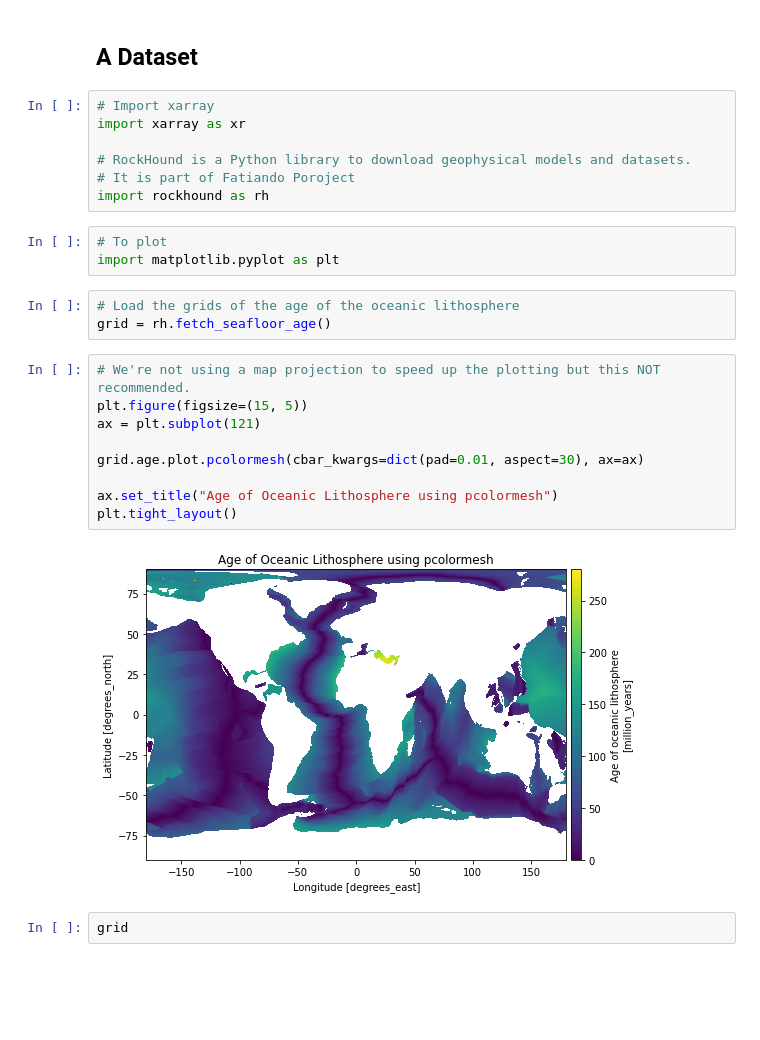
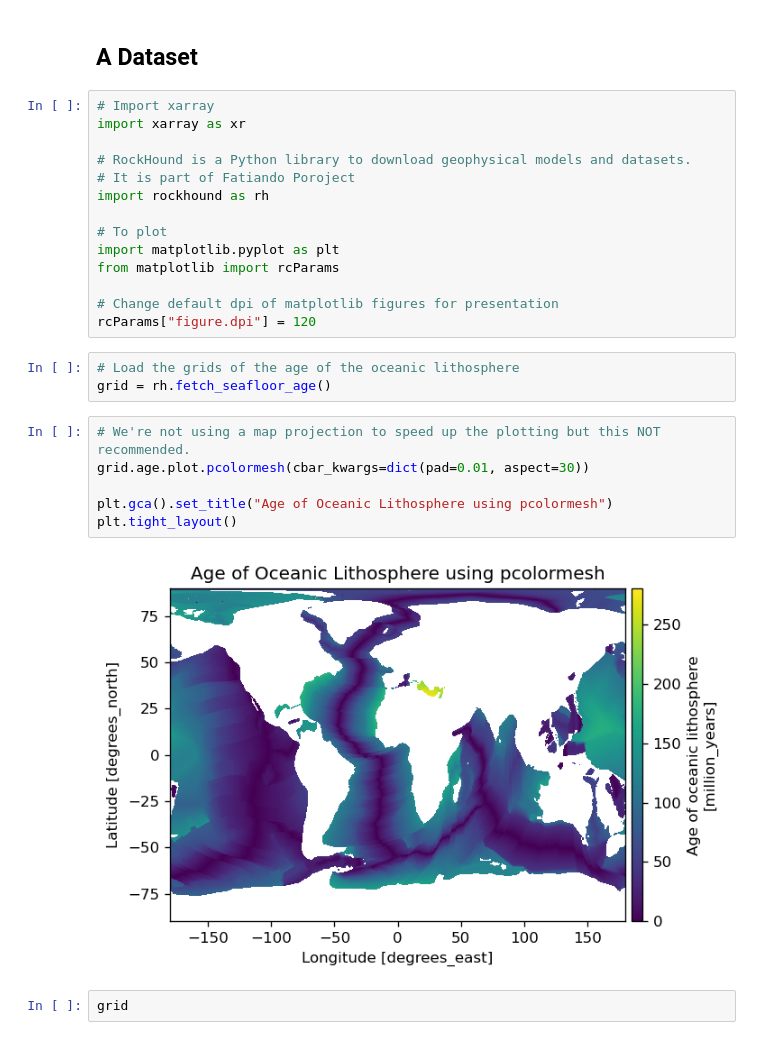
Before and after one commit to aguspesce/online_seminar_IAG-USP, a Jupyter notebook: xarray.ipynb, the cells around one changed output. Cells and saved outputs as stored; diff of their text form; blank space fills up the shorter version.

```diff
--- a/xarray.ipynb
+++ b/xarray.ipynb
@@ -66,23 +70,24 @@ import xarray as xr
 # RockHound is a Python library to download geophysical models and datasets.
 # It is part of Fatiando Poroject
 import rockhound as rh
+
+# To plot
+import matplotlib.pyplot as plt
+from matplotlib import rcParams
+
+# Change default dpi of matplotlib figures for presentation
+rcParams["figure.dpi"] = 120
-# %%
-# To plot
-import matplotlib.pyplot as plt
 # %%
 # Load the grids of the age of the oceanic lithosphere
 grid = rh.fetch_seafloor_age()
 # %%
 # We're not using a map projection to speed up the plotting but this NOT recommended.
-plt.figure(figsize=(15, 5))
-ax = plt.subplot(121)
+grid.age.plot.pcolormesh(cbar_kwargs=dict(pad=0.01, aspect=30))
 
-grid.age.plot.pcolormesh(cbar_kwargs=dict(pad=0.01, aspect=30), ax=ax)
-
-ax.set_title("Age of Oceanic Lithosphere using pcolormesh")
+plt.gca().set_title("Age of Oceanic Lithosphere using pcolormesh")
 plt.tight_layout()
 # %% [output]
-[figure, old version]
+[figure, new version]
 # %%
 grid
 # %% [output]
```
Also changed, not shown: parts of 13 cells of this notebook, 1 other file.
